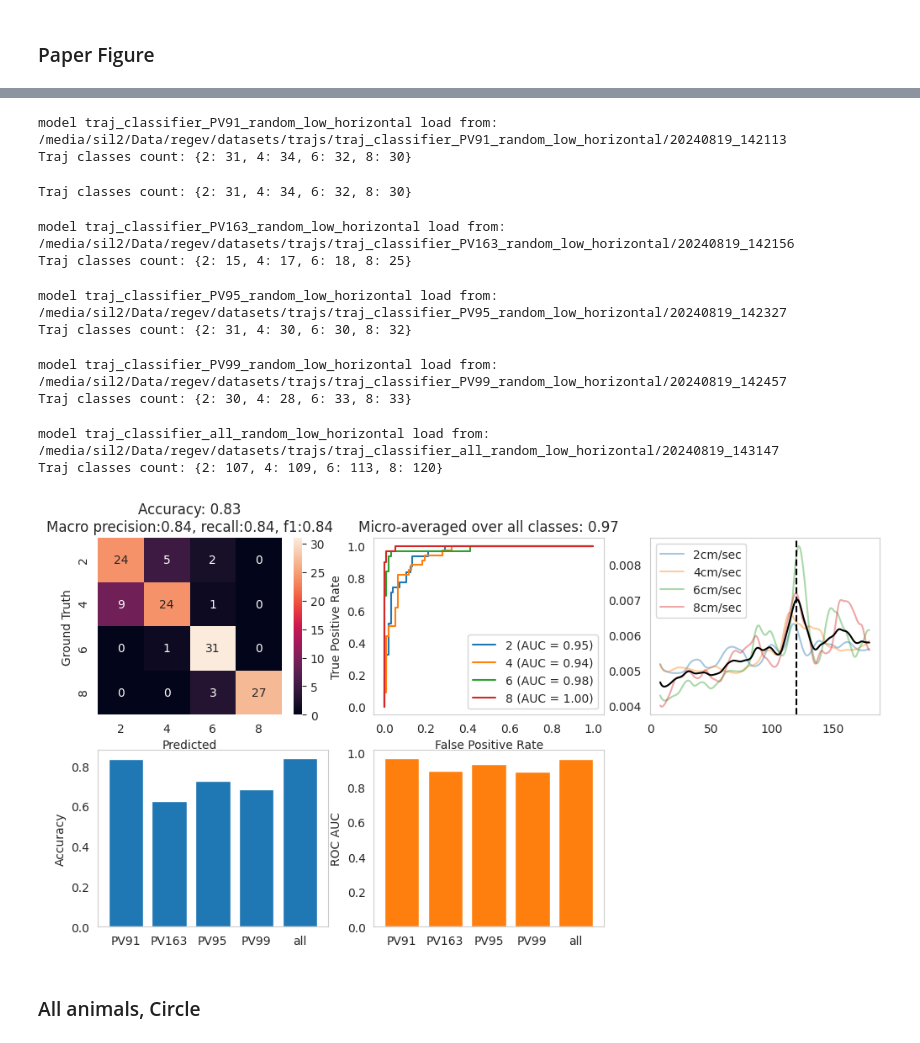
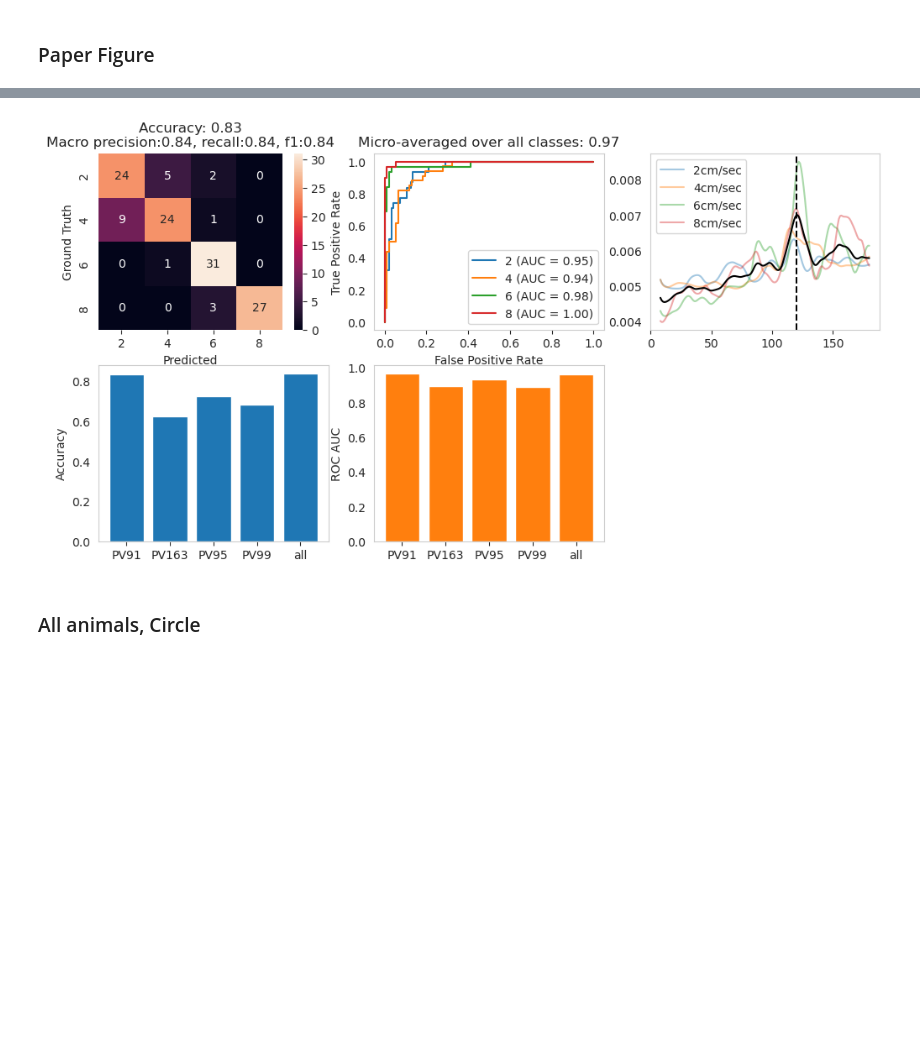
Before and after one commit to EvolutionaryNeuralCodingLab/PreyTouch, a Jupyter notebook: notebooks/trajs.ipynb, the cells around one changed output, grey strips where cells are left out. Saved outputs shown, nothing was run; the diff lists cells and outputs as text; code cells hidden in the pictures; blank space fills up the shorter version.

```diff
--- a/notebooks/trajs.ipynb
+++ b/notebooks/trajs.ipynb
@@ -123,47 +108,36 @@ model_paths = [
     'traj_classifier_PV95_random_low_horizontal/20240819_142327',
     'traj_classifier_PV99_random_low_horizontal/20240819_142457',
     'traj_classifier_all_random_low_horizontal/20240819_143147'
 ]
 fig, axes = plt.subplots(2, 3, figsize=(12, 6))
 # for animal_id in animals:
-for model_path in model_paths:
+for model_path in tqdm(model_paths):
     model_path = f'{TRAJ_DIR}/{model_path}'
-    tj = TrajClassifier(model_path=model_path)
+    tj = TrajClassifier(model_path=model_path, is_debug=False)
     animal_id = tj.animal_id
     # tj = TrajClassifier(save_model_dir=TRAJ_DIR, is_shuffle_dataset=False, sub_section=(-2, 180), is_resample=False,
     #                 animal_id=animal_id, movement_type=chosen_movement, is_hit=False, lstm_layers=4, dropout_prob=0.3, lstm_hidden_dim=50,)
     # tj.train(is_plot=False)
     # model_paths.append(tj.model_path)
     if animal_id == chosen_animal:
         tj.all_data_evaluation(axes=axes[0, :])
 
     y_true, y_pred, y_score, attns = tj.get_data_for_evaluation()
     y_true_binary = label_binarize(y_true, classes=np.arange(len(tj.targets)))
     acc = accuracy_score(y_true, y_pred)
     auc = roc_auc_score(y_true_binary, y_score, average="weighted")
     axes[1, 0].bar(animal_id, acc, color='tab:blue')
     axes[1, 1].bar(animal_id, auc, color='tab:orange')
 
 for ax in axes.flatten():
     ax.grid(False)
 
 axes[1, 2].axis('off')
 axes[1, 0].set_ylabel('Accuracy')
 axes[1, 1].set_ylabel('ROC AUC')
 fig.savefig(f'{TRAJ_DIR}/traj_model_plots.pdf')
 # %% [output]
-model traj_classifier_PV91_random_low_horizontal load from: /media/sil2/Data/regev/datasets/trajs/traj_classifier_PV91_random_low_horizontal/20240819_142113
-Traj classes count: {2: 31, 4: 34, 6: 32, 8: 30}
-Traj classes count: {2: 31, 4: 34, 6: 32, 8: 30}
-model traj_classifier_PV163_random_low_horizontal load from: /media/sil2/Data/regev/datasets/trajs/traj_classifier_PV163_random_low_horizontal/20240819_142156
-Traj classes count: {2: 15, 4: 17, 6: 18, 8: 25}
-model traj_classifier_PV95_random_low_horizontal load from: /media/sil2/Data/regev/datasets/trajs/traj_classifier_PV95_random_low_horizontal/20240819_142327
-Traj classes count: {2: 31, 4: 30, 6: 30, 8: 32}
-model traj_classifier_PV99_random_low_horizontal load from: /media/sil2/Data/regev/datasets/trajs/traj_classifier_PV99_random_low_horizontal/20240819_142457
-Traj classes count: {2: 30, 4: 28, 6: 33, 8: 33}
-model traj_classifier_all_random_low_horizontal load from: /media/sil2/Data/regev/datasets/trajs/traj_classifier_all_random_low_horizontal/20240819_143147
-Traj classes count: {2: 107, 4: 109, 6: 113, 8: 120}
-[figure, old version]
+[figure, new version]
 # %% [markdown]
 ### All animals, Circle
 # %%
```
Also changed, not shown: parts of 3 cells of this notebook, 3 other files.
